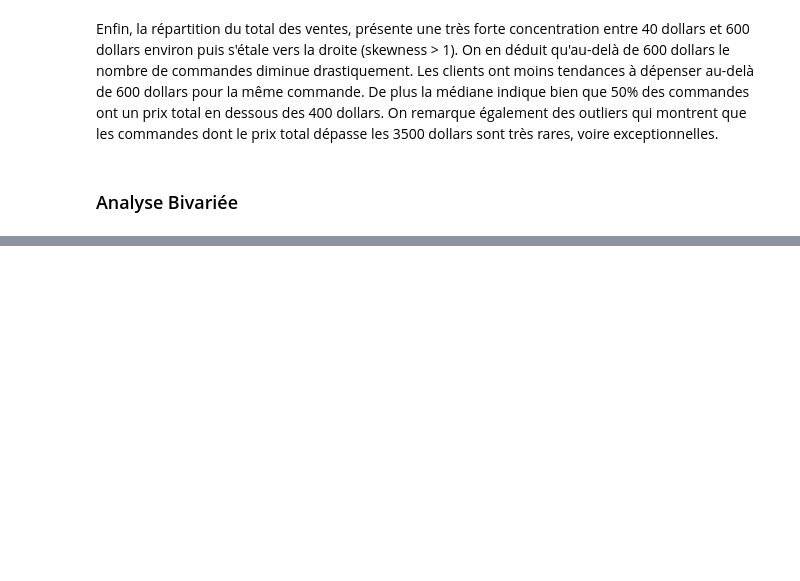
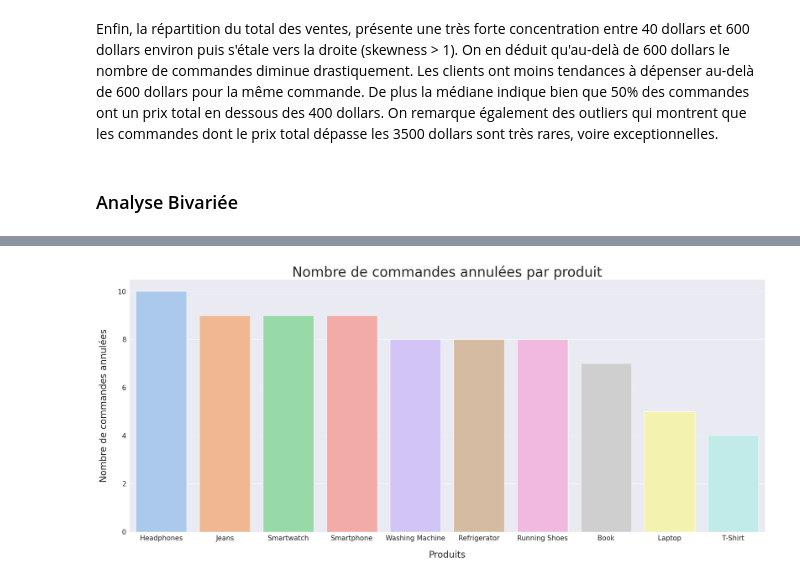
Before and after one commit to chanwinharold/Amazon_Sales, a Jupyter notebook: notebooks/02_exploratory_analysis.ipynb, the cells around one changed output, grey strips where cells are left out. Saved outputs shown, nothing was run; the diff lists cells and outputs as text; code cells hidden in the pictures; blank space fills up the shorter version.

```diff
--- a/notebooks/02_exploratory_analysis.ipynb
+++ b/notebooks/02_exploratory_analysis.ipynb
@@ -231,0 +429,7 @@ Enfin, la répartition du total des ventes, présente une très forte concentrat
+# %%
+product_cancelled = pd.DataFrame(data.loc[data.status == 'Cancelled', 'product'])
+product_cancelled = product_cancelled.groupby('product')['product'].count()
+product_cancelled.sort_values(ascending=False, inplace=True)
+product_cancelled = pd.DataFrame(product_cancelled)
+product_cancelled.rename(columns={'product':'Nbr_cancelled'}, inplace=True)
+product_cancelled
@@ -231,0 +449,10 @@ Enfin, la répartition du total des ventes, présente une très forte concentrat
+# %%
+plt.figure(figsize=(25, 10))
+plt.title("Nombre de commandes annulées par produit", fontsize=30)
+plt.xlabel("Produits", fontsize=20, labelpad=20); plt.ylabel("Nombre de commandes annulées", fontsize=20, labelpad=20)
+plt.tick_params(labelsize=15)
+
+sns.barplot(data=product_cancelled, x='product', y='Nbr_cancelled',  hue='product', palette='pastel')
+plt.show()
+# %% [output]
+[figure, added]
```
Also changed, not shown: parts of 24 cells of this notebook.
